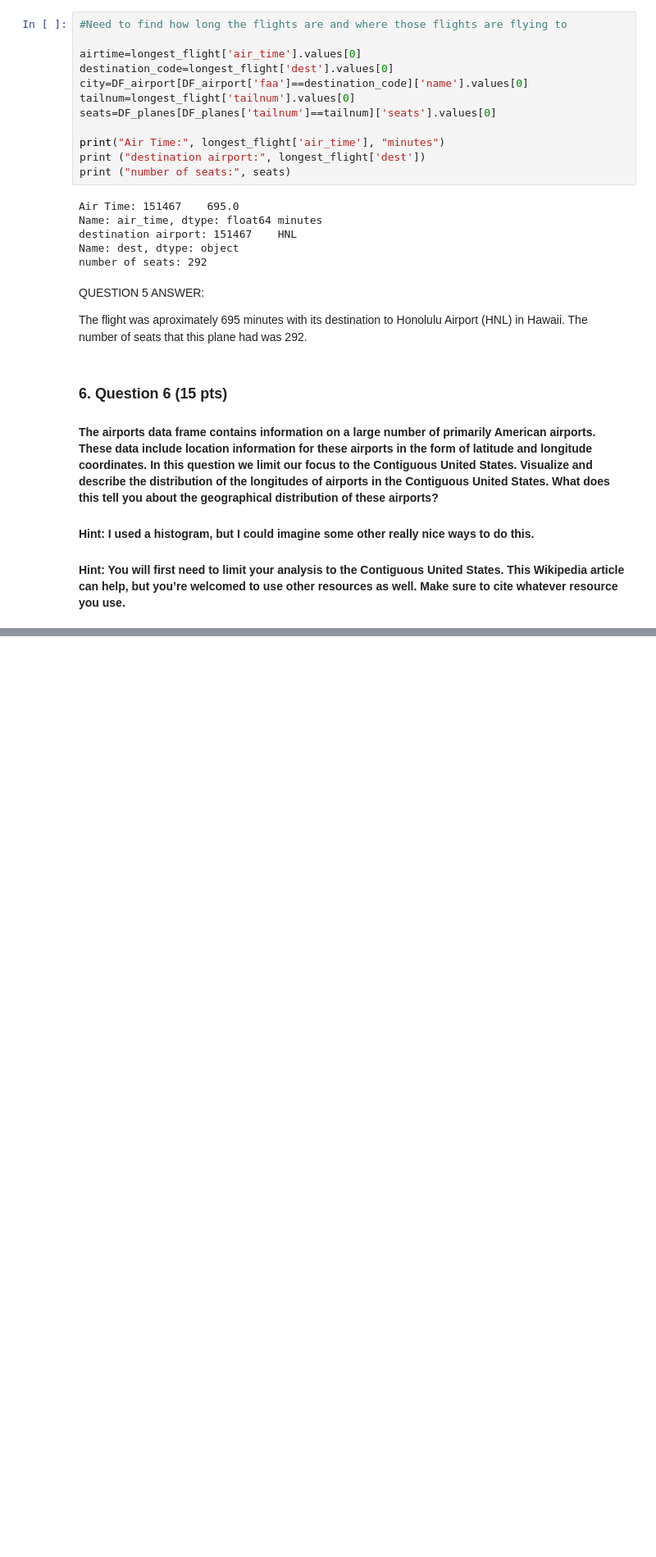
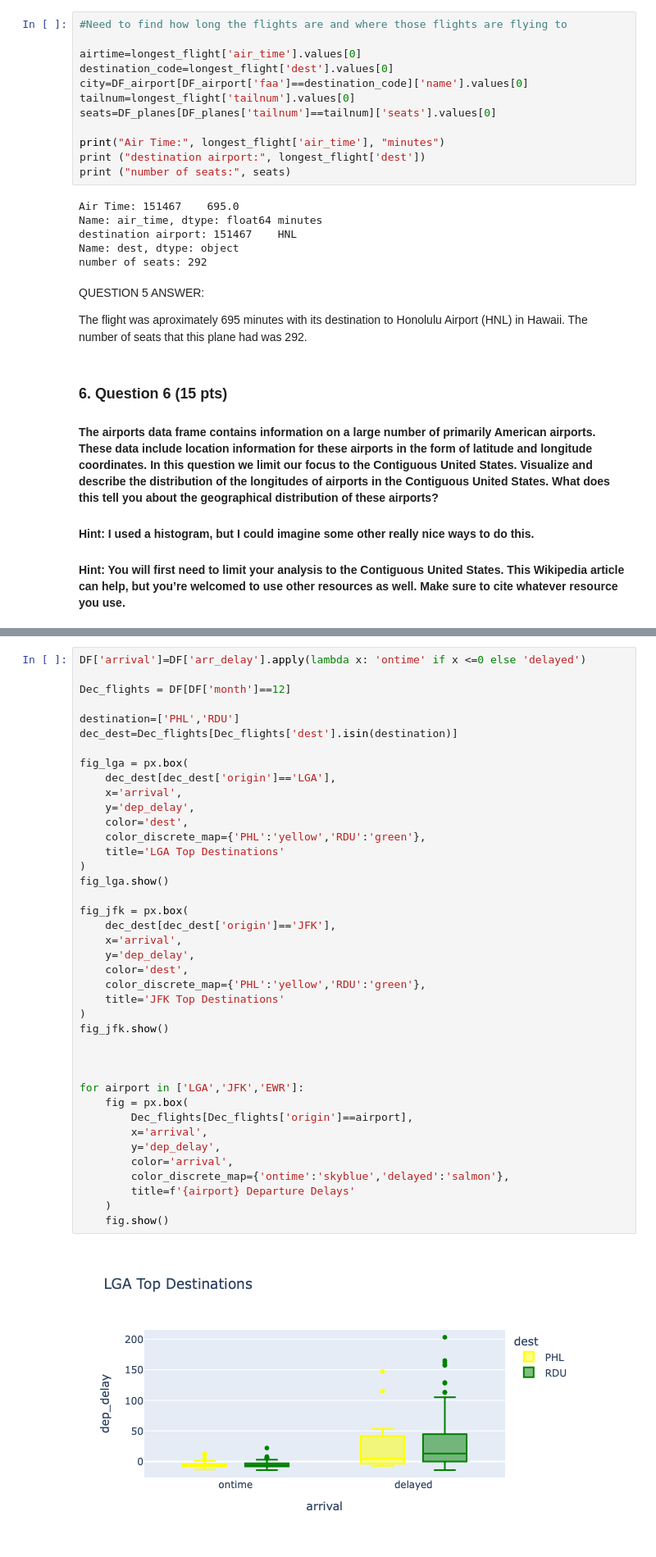
Before and after one commit to ehernandez0904/Data-101-Fall-2025, a Jupyter notebook: Exam2.ipynb, the cells around one changed output, grey strips where cells are left out. Shown at 82% size. Drawn from its saved outputs; the diff is of its cells as text; blank space fills up the shorter version.

```diff
--- a/Exam2.ipynb
+++ b/Exam2.ipynb
@@ -476,0 +512,42 @@ The flight was aproximately 695 minutes with its destination to Honolulu Airport
+# %%
+DF['arrival']=DF['arr_delay'].apply(lambda x: 'ontime' if x <=0 else 'delayed')
+
+Dec_flights = DF[DF['month']==12]
+
+destination=['PHL','RDU']
+dec_dest=Dec_flights[Dec_flights['dest'].isin(destination)]
+
+fig_lga = px.box(
+    dec_dest[dec_dest['origin']=='LGA'],
+    x='arrival',
+    y='dep_delay',
+    color='dest',
+    color_discrete_map={'PHL':'yellow','RDU':'green'},
+    title='LGA Top Destinations'
+)
+fig_lga.show()
+
+fig_jfk = px.box(
+    dec_dest[dec_dest['origin']=='JFK'],
+    x='arrival',
+    y='dep_delay',
+    color='dest',
+    color_discrete_map={'PHL':'yellow','RDU':'green'},
+    title='JFK Top Destinations'
+)
+fig_jfk.show()
+
+
+
+for airport in ['LGA','JFK','EWR']:
+    fig = px.box(
+        Dec_flights[Dec_flights['origin']==airport],
+        x='arrival',
+        y='dep_delay',
+        color='arrival',
+        color_discrete_map={'ontime':'skyblue','delayed':'salmon'},
+        title=f'{airport} Departure Delays'
+    )
+    fig.show()
+# %% [output]
+[figure, added]
```
Also changed, not shown: parts of 9 cells of this notebook.
